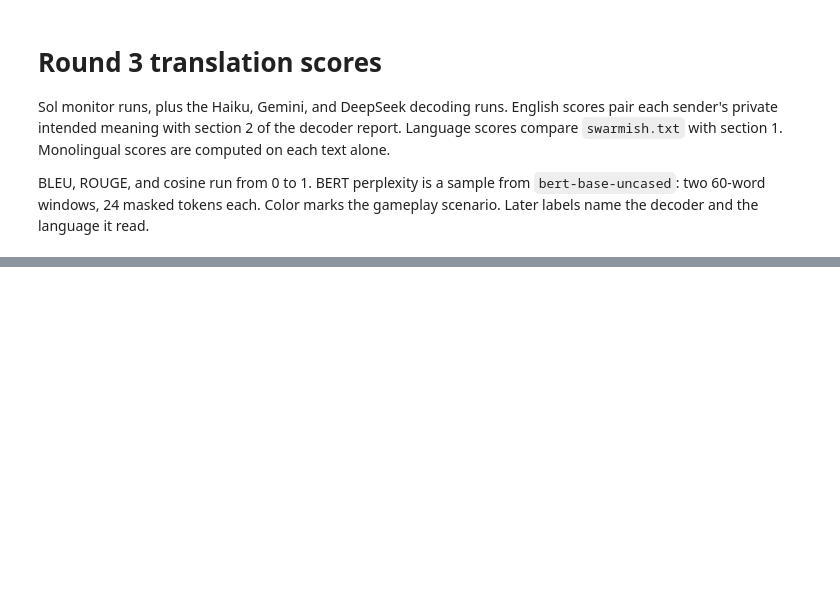
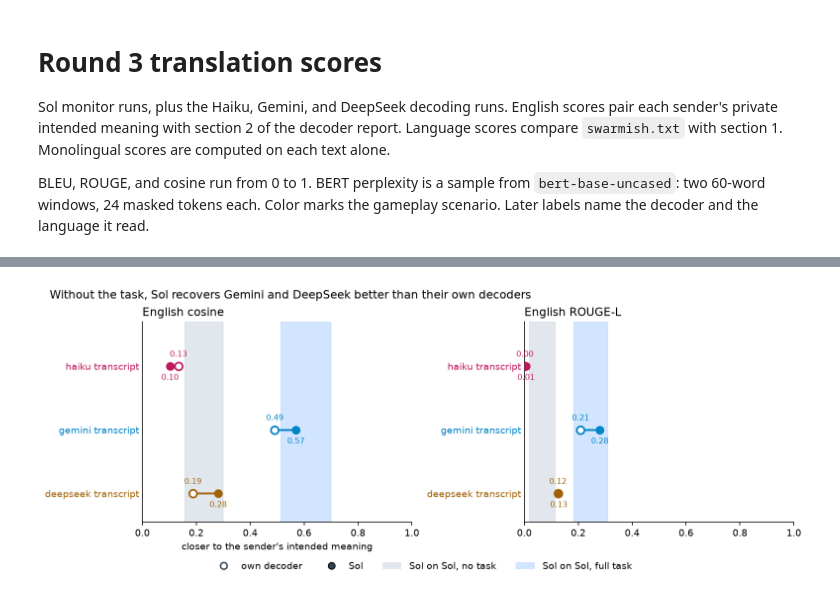
Before and after one commit to erafkin/swarm-glyphs, a Jupyter notebook: results/lanugage_analysis.ipynb, the cells around one changed output, grey strips where cells are left out. Saved outputs shown, nothing was run; the diff lists cells and outputs as text; code cells hidden in the pictures; blank space fills up the shorter version.

```diff
--- a/results/lanugage_analysis.ipynb
+++ b/results/lanugage_analysis.ipynb
@@ -238,0 +329,85 @@ plt.show()
+# %%
+from matplotlib.lines import Line2D
+from matplotlib.patches import Patch
+
+
+def condition(report):
+    summary = json.loads((ROOT / report["monitor_dir"] / "monitor_summary.json").read_text())
+    task = summary["conditions_requested"] == ["task_full"]
+    return task, decoder_name(summary["model"])
+
+
+cross = []
+for playthrough, language in SOURCE.items():
+    own = sol = None
+    for report in scored:
+        if report["playthrough"] != playthrough:
+            continue
+        task, decoder = condition(report)
+        if task:
+            continue
+        if decoder == language:
+            own = report
+        elif decoder == "sol":
+            sol = report
+    cross.append({"label": f"{language} transcript", "color": SCENARIOS[playthrough][1], "own": own, "sol": sol})
+
+sol_runs = {"no task": [], "task": []}
+for report in scored:
+    if report["playthrough"] in SOURCE:
+        continue
+    task, decoder = condition(report)
+    if decoder == "sol":
+        sol_runs["task" if task else "no task"].append(report)
+
+def mark(ax, value, y, text, color, above):
+    ax.annotate(
+        f"{value:.2f}",
+        (value, y),
+        textcoords="offset points",
+        xytext=(0, 8 if above else -8),
+        ha="center",
+        va="bottom" if above else "top",
+        fontsize=8,
+        color=color,
+    )
+
+
+figure, axes = plt.subplots(1, 2, figsize=(11, 4.2), constrained_layout=True)
+for ax, metric, title in ((axes[0], "cosine", "English cosine"), (axes[1], "rougeL", "English ROUGE-L")):
+    no_values = [report["english_transcript"][metric] for report in sol_runs["no task"]]
+    task_values = [report["english_transcript"][metric] for report in sol_runs["task"]]
+    ax.axvspan(min(no_values), max(no_values), color="#cbd5e1", alpha=0.55, zorder=0)
+    ax.axvspan(min(task_values), max(task_values), color="#bfdbfe", alpha=0.7, zorder=0)
+    for y, row in enumerate(cross):
+        own_value = row["own"]["english_transcript"][metric]
+        sol_value = row["sol"]["english_transcript"][metric]
+        ax.plot([own_value, sol_value], [y, y], color=row["color"], linewidth=2, zorder=1)
+        ax.scatter([own_value], [y], s=64, facecolor="white", edgecolor=row["color"], linewidth=1.8, zorder=3)
+        ax.scatter([sol_value], [y], s=64, color=row["color"], zorder=3)
+        close = abs(own_value - sol_value) < 0.1
+        mark(ax, own_value, y, own_value, row["color"], above=True)
+        mark(ax, sol_value, y, sol_value, row["color"], above=not close)
+    ax.set_yticks(range(len(cross)), [row["label"] for row in cross])
+    ax.set_ylim(2.45, -0.7)
+    ax.set_xlim(0, 1)
+    ax.set_title(title, loc="left")
+    ax.tick_params(axis="y", length=0)
+    for tick, row in zip(ax.get_yticklabels(), cross):
+        tick.set_color(row["color"])
+axes[0].set_xlabel("closer to the sender's intended meaning")
+figure.legend(
+    handles=[
+        Line2D([0], [0], marker="o", color="none", markerfacecolor="white", markeredgecolor="#334155", markeredgewidth=1.5, markersize=7, label="own decoder"),
+        Line2D([0], [0], marker="o", color="none", markerfacecolor="#334155", markersize=7, label="Sol"),
+        Patch(facecolor="#cbd5e1", alpha=0.55, label="Sol on Sol, no task"),
+        Patch(facecolor="#bfdbfe", alpha=0.7, label="Sol on Sol, full task"),
+    ],
+    loc="outside lower center",
+    ncol=4,
+    frameon=False,
+)
+figure.suptitle("Without the task, Sol recovers Gemini and DeepSeek better than their own decoders", x=0.01, ha="left", fontsize=12)
+plt.show()
+# %% [output]
+[figure, added]
```
Also changed, not shown: parts of 5 cells of this notebook, 12 other files.
